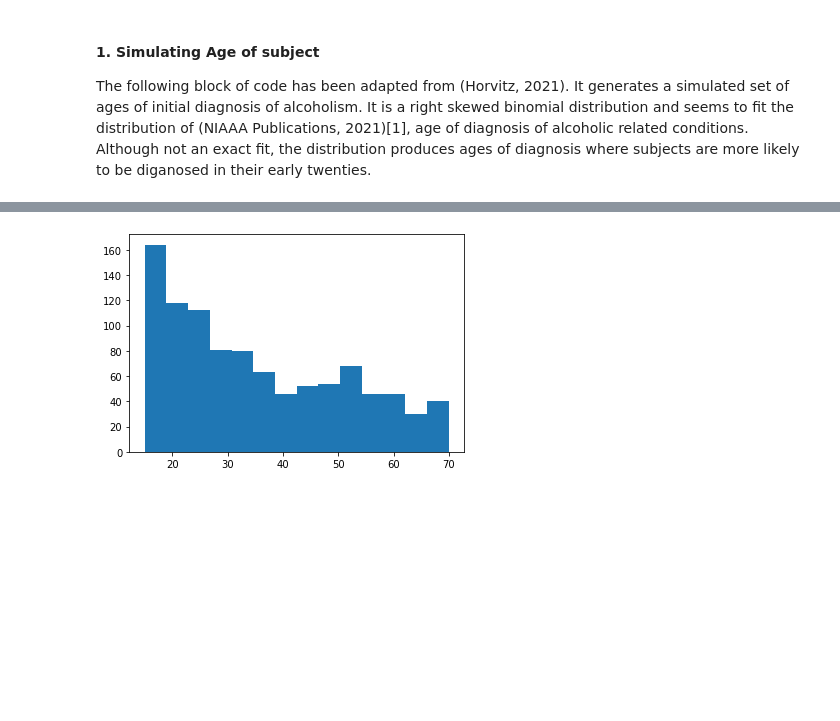
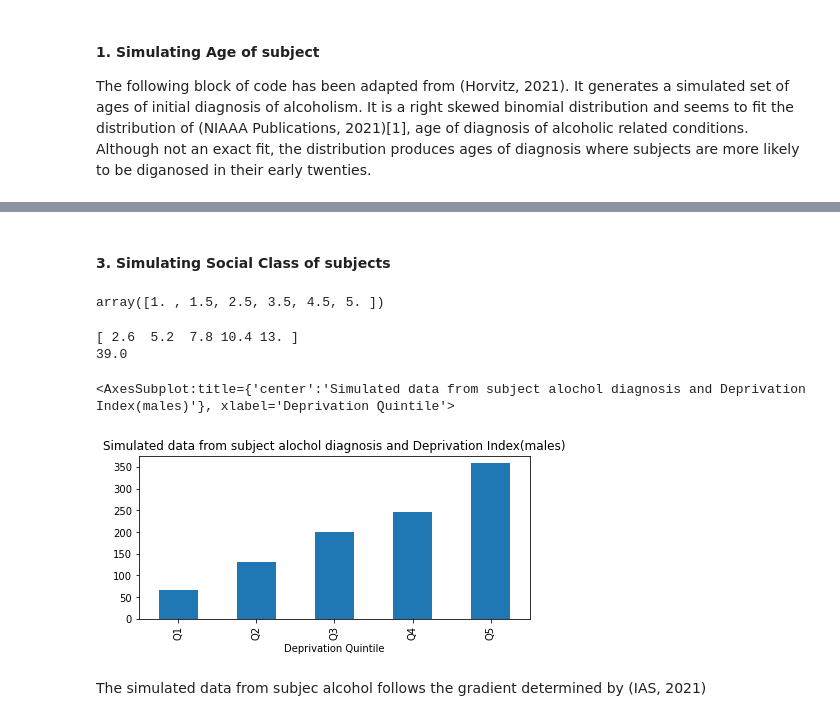
Before and after one commit to Jonish99/PDA-project21, a Jupyter notebook: GMIT_PDA_project21.ipynb, the cells around one changed output, grey strips where cells are left out. Saved outputs shown, nothing was run; the diff lists cells and outputs as text; code cells hidden in the pictures; blank space fills up the shorter version.

Commit message:
Deprivation index variables created

```diff
--- a/GMIT_PDA_project21.ipynb
+++ b/GMIT_PDA_project21.ipynb
@@ -150,8 +154,0 @@ plt.show()
-# %%
-#######
-#add to dataset
-df_dataset['Onset'] = onsets
-#print (df_dataset)
-#Viewing the dataset it can be observed that there are diagnosis ages younger than onset age. This will require a rull
-# %% [output]
-[figure, removed]
@@ -159,0 +155,53 @@ https://numpy.org/doc/stable/reference/random/generated/numpy.random.gamma.html
+# %% [markdown]
+#### 3. Simulating Social Class of subjects
+# %%
+f = np.array([1, 2, 4, 7, 11, 16], dtype=float)
+np.gradient(f)
+# %% [output]
+array([1. , 1.5, 2.5, 3.5, 4.5, 5. ])
+# %%
+rng = np.random.default_rng()
+#set labels,
+arrDPQ = ['Q1','Q2','Q3','Q4','Q5']
+
+'''Function to get the probabilty of x points from a given gradient'''
+
+def getPforGrad(size,grad):
+    arr =np.empty(size)
+    gr = grad # gradient
+    i=0
+    tot = 0
+
+    while i < size:
+        num = gr *(i+1)
+        arr[i] = num
+        tot = tot + num
+        i=i+1
+    print(arr)
+    print(tot)
+    P = []
+    i=0
+    while i < size:
+        num =  arr[i]/tot
+        P.append(num)
+        i=i+1
+    return P
+#call get PforGrad with a size of 5 and gradient of 2.6
+maleP=getPforGrad(5,2.6)
+
+#print(maleP)
+#Create an simulated dataset if male alcoholic diagnosis and their DP index
+DPs= rng.choice(arrDPQ, 1000, replace=True, p=maleP)
+
+#plt.hist(DPs)
+plt.title("Simulated data from subject alochol diagnosis and Deprivation Index(males)")
+plt.xlabel("Deprivation Quintile")
+#plt.ylabel("Freq")
+pd.Series(DPs).value_counts().sort_index().plot(kind='bar')
+# %% [output]
+[ 2.6  5.2  7.8 10.4 13. ]
+39.0
+<AxesSubplot:title={'center':'Simulated data from subject alochol diagnosis and Deprivation Index(males)'}, xlabel='Deprivation Quintile'>
+[figure, added]
+# %% [markdown]
+The simulated data from subjec alcohol follows the gradient determined by (IAS, 2021)
```
Also changed, not shown: parts of 9 cells of this notebook.
